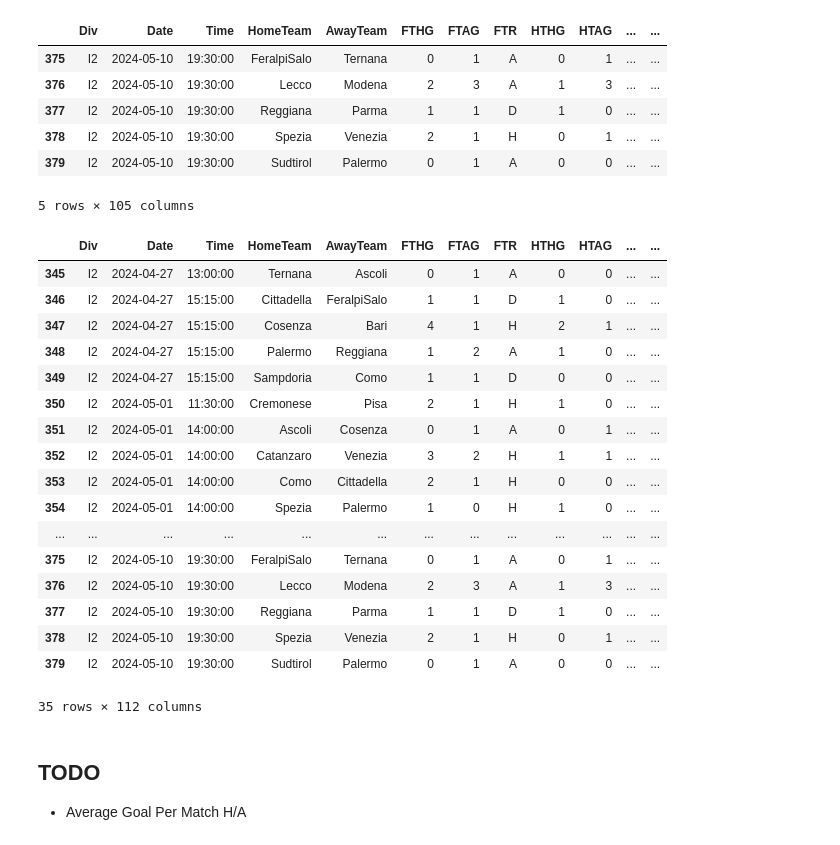
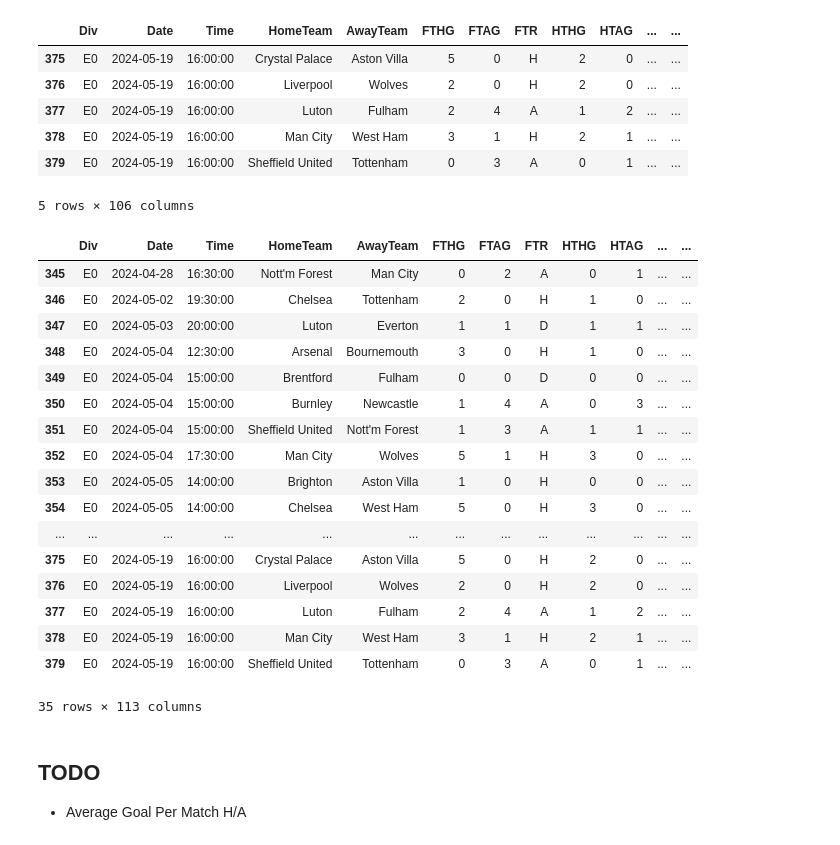
Before and after one commit to vittoN/ML-SOC, a Jupyter notebook: FeaturesEngineering.ipynb, the cells around one changed output. Saved outputs shown, nothing was run; the diff lists cells and outputs as text; code cells hidden in the pictures.

```diff
--- a/FeaturesEngineering.ipynb
+++ b/FeaturesEngineering.ipynb
@@ -17,17 +17,17 @@ from sklearn.linear_model import LogisticRegression
 from sklearn.metrics import accuracy_score
 from sklearn import preprocessing
 # %%
-filename = 'data/Serie B/23-24.xlsx'
+filename = 'data/PremierLeague/23-24.xlsx'
 data = pd.read_excel(filename)
 data.tail()
 # %% [output]
 |  | Div | Date | Time | HomeTeam | AwayTeam | FTHG | FTAG | FTR | HTHG | HTAG | ... | ... |
-| 375 | I2 | 2024-05-10 | 19:30:00 | FeralpiSalo | Ternana | 0 | 1 | A | 0 | 1 | ... | ... |
-| 376 | I2 | 2024-05-10 | 19:30:00 | Lecco | Modena | 2 | 3 | A | 1 | 3 | ... | ... |
-| 377 | I2 | 2024-05-10 | 19:30:00 | Reggiana | Parma | 1 | 1 | D | 1 | 0 | ... | ... |
-| 378 | I2 | 2024-05-10 | 19:30:00 | Spezia | Venezia | 2 | 1 | H | 0 | 1 | ... | ... |
-| 379 | I2 | 2024-05-10 | 19:30:00 | Sudtirol | Palermo | 0 | 1 | A | 0 | 0 | ... | ... |
+| 375 | E0 | 2024-05-19 | 16:00:00 | Crystal Palace | Aston Villa | 5 | 0 | H | 2 | 0 | ... | ... |
+| 376 | E0 | 2024-05-19 | 16:00:00 | Liverpool | Wolves | 2 | 0 | H | 2 | 0 | ... | ... |
+| 377 | E0 | 2024-05-19 | 16:00:00 | Luton | Fulham | 2 | 4 | A | 1 | 2 | ... | ... |
+| 378 | E0 | 2024-05-19 | 16:00:00 | Man City | West Ham | 3 | 1 | H | 2 | 1 | ... | ... |
+| 379 | E0 | 2024-05-19 | 16:00:00 | Sheffield United | Tottenham | 0 | 3 | A | 0 | 1 | ... | ... |
-5 rows × 105 columns
+5 rows × 106 columns
 # %%
 # Supponiamo che il DataFrame si chiami df
 # Aggiungere le colonne per i goal cumulativi
@@ -127,23 +127,23 @@ data['MatchGoal'] = data['FTHG'] + data['FTAG']
 data.tail(35)
 # %% [output]
 |  | Div | Date | Time | HomeTeam | AwayTeam | FTHG | FTAG | FTR | HTHG | HTAG | ... | ... |
-| 345 | I2 | 2024-04-27 | 13:00:00 | Ternana | Ascoli | 0 | 1 | A | 0 | 0 | ... | ... |
-| 346 | I2 | 2024-04-27 | 15:15:00 | Cittadella | FeralpiSalo | 1 | 1 | D | 1 | 0 | ... | ... |
-| 347 | I2 | 2024-04-27 | 15:15:00 | Cosenza | Bari | 4 | 1 | H | 2 | 1 | ... | ... |
-| 348 | I2 | 2024-04-27 | 15:15:00 | Palermo | Reggiana | 1 | 2 | A | 1 | 0 | ... | ... |
-| 349 | I2 | 2024-04-27 | 15:15:00 | Sampdoria | Como | 1 | 1 | D | 0 | 0 | ... | ... |
-| 350 | I2 | 2024-05-01 | 11:30:00 | Cremonese | Pisa | 2 | 1 | H | 1 | 0 | ... | ... |
-| 351 | I2 | 2024-05-01 | 14:00:00 | Ascoli | Cosenza | 0 | 1 | A | 0 | 1 | ... | ... |
-| 352 | I2 | 2024-05-01 | 14:00:00 | Catanzaro | Venezia | 3 | 2 | H | 1 | 1 | ... | ... |
-| 353 | I2 | 2024-05-01 | 14:00:00 | Como | Cittadella | 2 | 1 | H | 0 | 0 | ... | ... |
-| 354 | I2 | 2024-05-01 | 14:00:00 | Spezia | Palermo | 1 | 0 | H | 1 | 0 | ... | ... |
+| 345 | E0 | 2024-04-28 | 16:30:00 | Nott'm Forest | Man City | 0 | 2 | A | 0 | 1 | ... | ... |
+| 346 | E0 | 2024-05-02 | 19:30:00 | Chelsea | Tottenham | 2 | 0 | H | 1 | 0 | ... | ... |
+| 347 | E0 | 2024-05-03 | 20:00:00 | Luton | Everton | 1 | 1 | D | 1 | 1 | ... | ... |
+| 348 | E0 | 2024-05-04 | 12:30:00 | Arsenal | Bournemouth | 3 | 0 | H | 1 | 0 | ... | ... |
+| 349 | E0 | 2024-05-04 | 15:00:00 | Brentford | Fulham | 0 | 0 | D | 0 | 0 | ... | ... |
+| 350 | E0 | 2024-05-04 | 15:00:00 | Burnley | Newcastle | 1 | 4 | A | 0 | 3 | ... | ... |
+| 351 | E0 | 2024-05-04 | 15:00:00 | Sheffield United | Nott'm Forest | 1 | 3 | A | 1 | 1 | ... | ... |
+| 352 | E0 | 2024-05-04 | 17:30:00 | Man City | Wolves | 5 | 1 | H | 3 | 0 | ... | ... |
+| 353 | E0 | 2024-05-05 | 14:00:00 | Brighton | Aston Villa | 1 | 0 | H | 0 | 0 | ... | ... |
+| 354 | E0 | 2024-05-05 | 14:00:00 | Chelsea | West Ham | 5 | 0 | H | 3 | 0 | ... | ... |
 | ... | ... | ... | ... | ... | ... | ... | ... | ... | ... | ... | ... | ... |
-| 375 | I2 | 2024-05-10 | 19:30:00 | FeralpiSalo | Ternana | 0 | 1 | A | 0 | 1 | ... | ... |
-| 376 | I2 | 2024-05-10 | 19:30:00 | Lecco | Modena | 2 | 3 | A | 1 | 3 | ... | ... |
-| 377 | I2 | 2024-05-10 | 19:30:00 | Reggiana | Parma | 1 | 1 | D | 1 | 0 | ... | ... |
-| 378 | I2 | 2024-05-10 | 19:30:00 | Spezia | Venezia | 2 | 1 | H | 0 | 1 | ... | ... |
-| 379 | I2 | 2024-05-10 | 19:30:00 | Sudtirol | Palermo | 0 | 1 | A | 0 | 0 | ... | ... |
+| 375 | E0 | 2024-05-19 | 16:00:00 | Crystal Palace | Aston Villa | 5 | 0 | H | 2 | 0 | ... | ... |
+| 376 | E0 | 2024-05-19 | 16:00:00 | Liverpool | Wolves | 2 | 0 | H | 2 | 0 | ... | ... |
+| 377 | E0 | 2024-05-19 | 16:00:00 | Luton | Fulham | 2 | 4 | A | 1 | 2 | ... | ... |
+| 378 | E0 | 2024-05-19 | 16:00:00 | Man City | West Ham | 3 | 1 | H | 2 | 1 | ... | ... |
+| 379 | E0 | 2024-05-19 | 16:00:00 | Sheffield United | Tottenham | 0 | 3 | A | 0 | 1 | ... | ... |
-35 rows × 112 columns
+35 rows × 113 columns
 # %%
 resultFileName = filename[:-5] + '-E.xlsx'
 data.to_excel(resultFileName)
```
Also changed, not shown: 21 other files.
